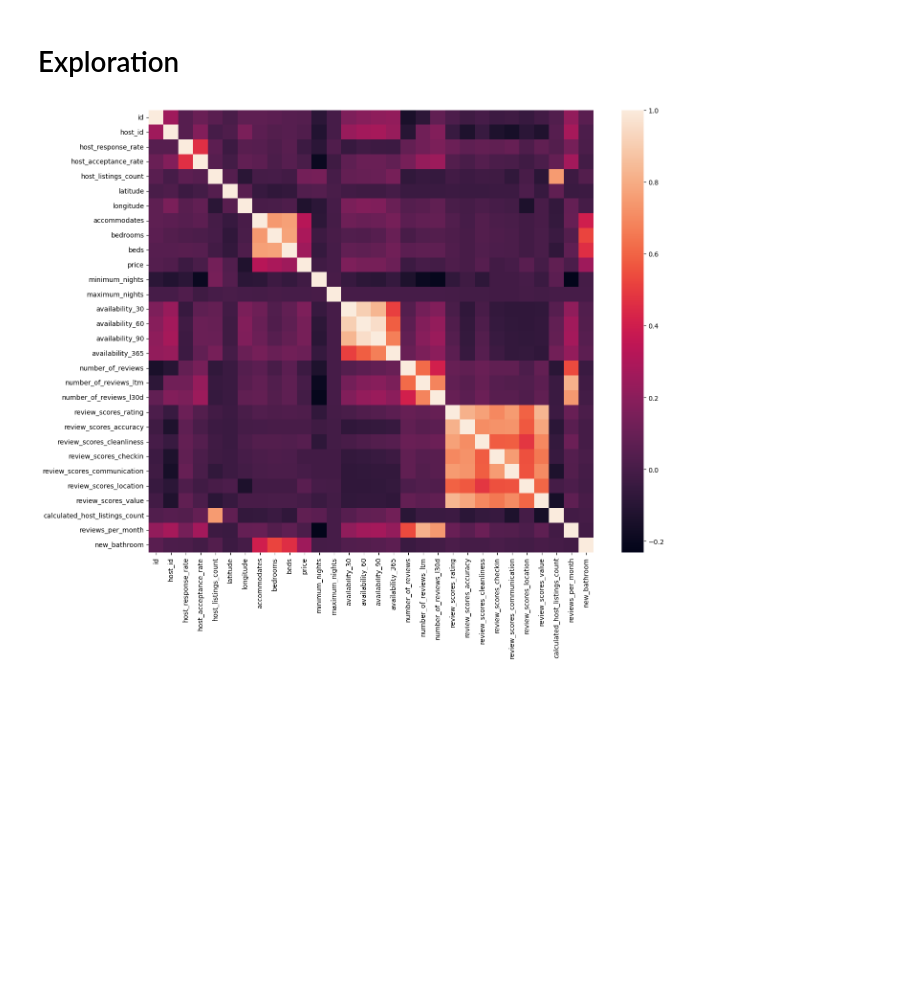
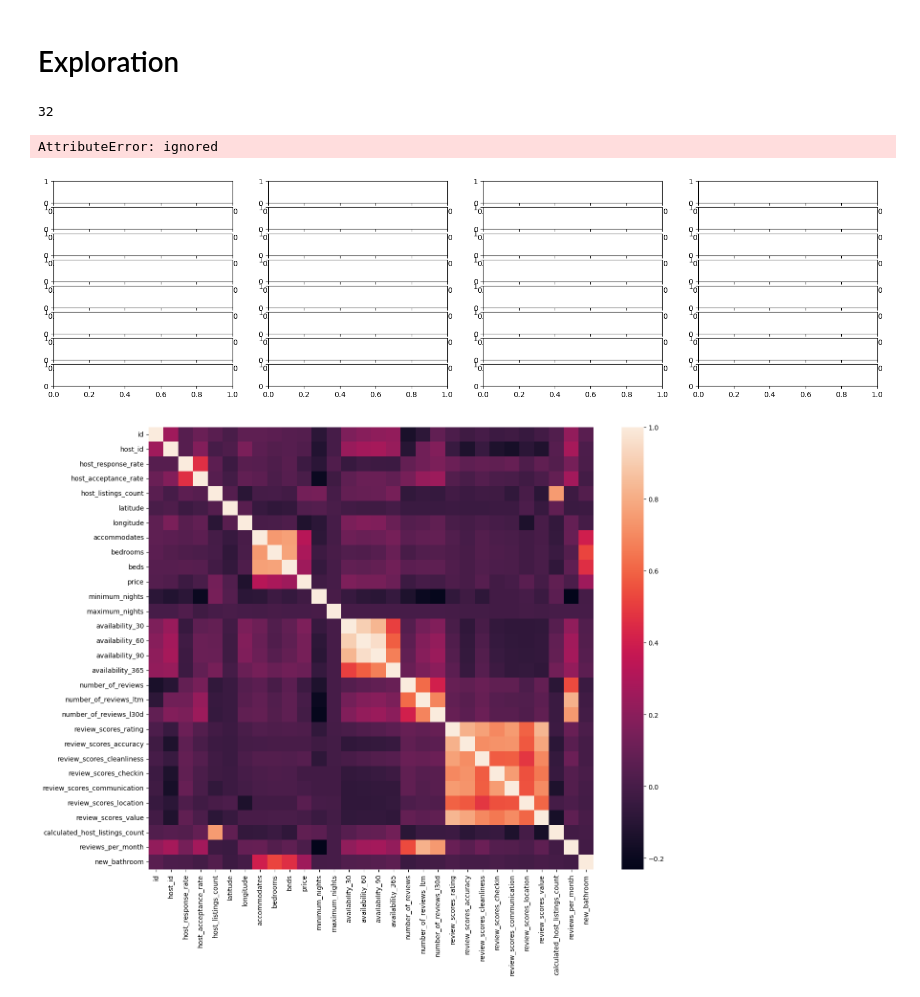
Before and after one commit to vicotriangle/victoria_data606, a Jupyter notebook: eda.ipynb, the cells around one changed output. Cells and saved outputs as stored; diff of their text form; code cells hidden in the pictures; blank space fills up the shorter version.

```diff
--- a/eda.ipynb
+++ b/eda.ipynb
@@ -233,15 +236,23 @@ Observations:
+# %%
+len(columns)
+# %% [output]
+32
 # %%
 columns = list(abnb.columns)
 columns.remove('price')
 
-fig, ax = plt.subplots(1, len(columns), figsize = (20, 5))
+
+fig, ax = plt.subplots(8, 4, figsize = (20, 5))
 
 for idx, col in enumerate(columns, 0):
-    ax[idx].plot(df['Cal'], df[col], 'o')
-    ax[idx].set_xlabel('Cal')
+    ax[idx].plot(abnb['price'], abnb[col], 'o')
+    ax[idx].set_xlabel('price')
     ax[idx].set_title(col)
 
 plt.show()
+# %% [output]
+AttributeError: ignored
+[figure, added]
 # %%
 result = df.select_dtypes(include=[float])
 # %%
```
Also changed, not shown: parts of 2 cells of this notebook.
